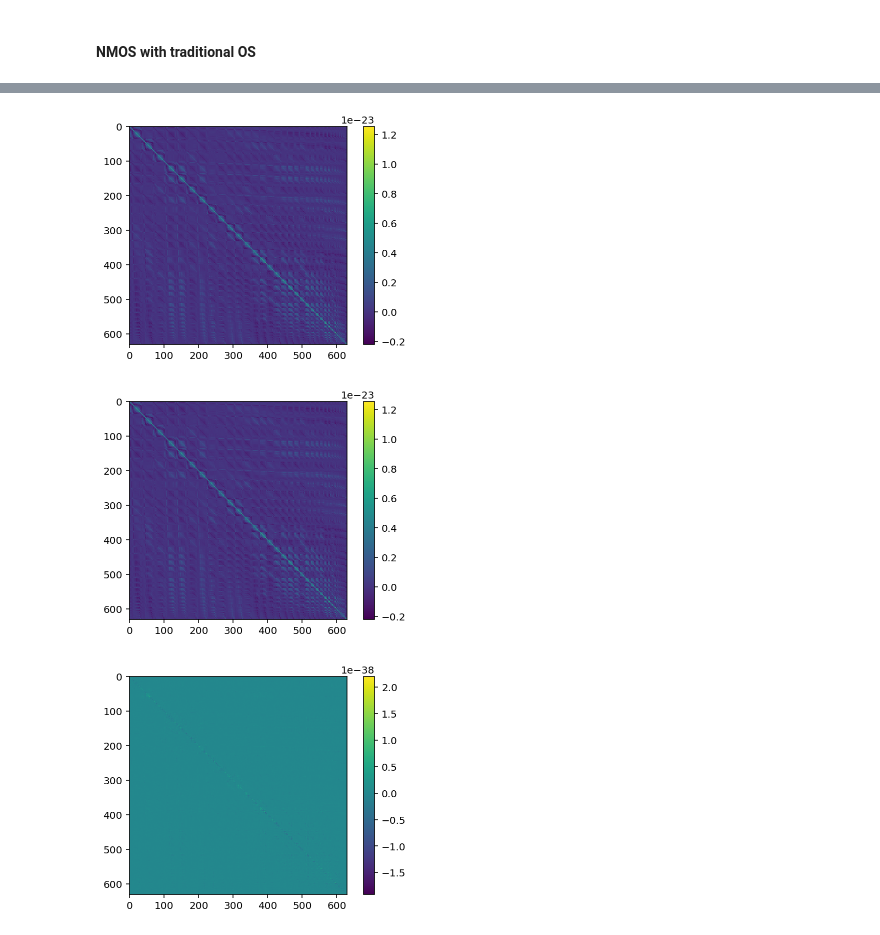
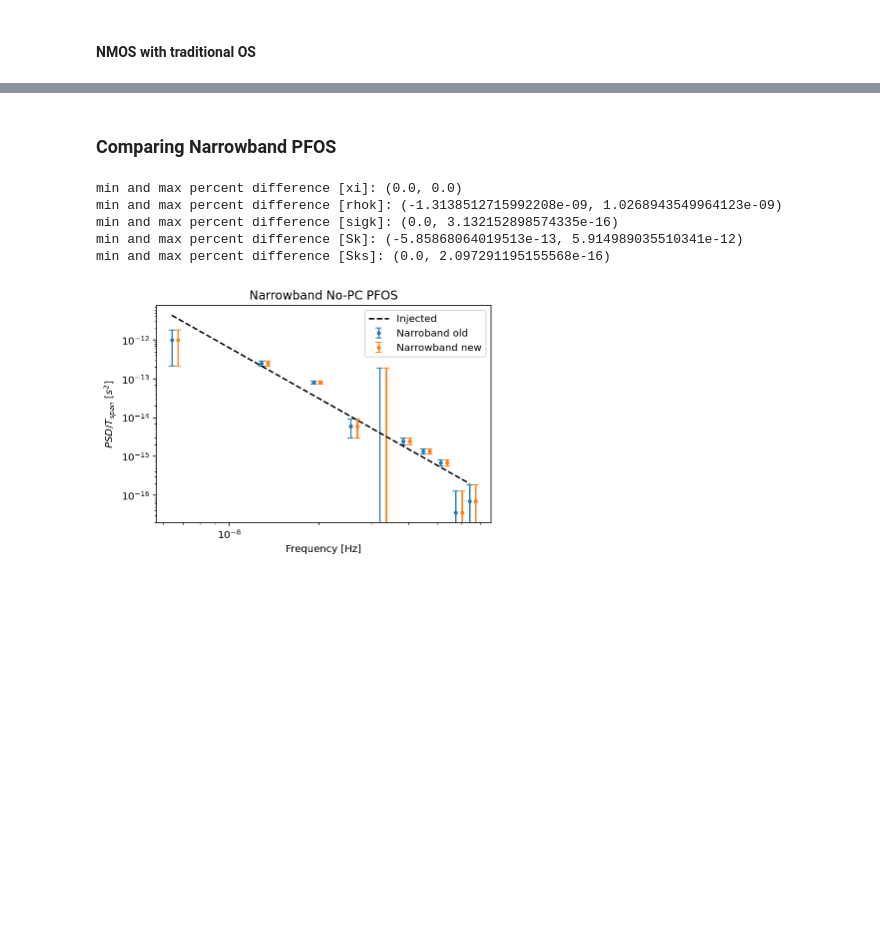
Before and after one commit to GersbachKa/defiant, a Jupyter notebook: Notebooks/new_tests.ipynb, the cells around one changed output, grey strips where cells are left out. Drawn from its saved outputs; the diff is of its cells as text; code cells hidden in the pictures; blank space fills up the shorter version.

```diff
--- a/Notebooks/new_tests.ipynb
+++ b/Notebooks/new_tests.ipynb
@@ -350,16 +283,32 @@ plt.show()
-# %%
-plt.imshow(old_Ck[0])
-plt.colorbar()
-plt.show()
-
-plt.imshow(Ck[0])
-plt.colorbar()
-plt.show()
-
-plt.imshow(old_Ck[0]-Ck[0])
-plt.colorbar()
-plt.show()
-# %% [output]
-[figure, removed]
-[figure, removed]
-[figure, removed]
+# %% [markdown]
+### Comparing Narrowband PFOS
+# %%
+old_xi,old_rhok,old_sigk,old_Sk,old_Sks,fgw = compute_radPFOS(old_os,inj_params)
+plt.errorbar(fgw, old_Sk, old_Sks, fmt='.',capsize=3,label='Narroband old')
+
+xi,rhok,sigk,Ck,Sk,Sks = new_os.compute_PFOS(inj_params,pair_covariance=False,narrowband=True,use_tqdm=False)
+plt.errorbar(new_os.freqs+new_os.freqs/20, Sk, Sks, fmt='.',capsize=3,label='Narrowband new')
+
+print('min and max percent difference [xi]:',minmax_percent_diff(old_xi,xi))
+print('min and max percent difference [rhok]:',minmax_percent_diff(old_rhok,rhok))
+print('min and max percent difference [sigk]:',minmax_percent_diff(old_sigk,sigk))
+print('min and max percent difference [Sk]:',minmax_percent_diff(old_Sk,Sk))
+print('min and max percent difference [Sks]:',minmax_percent_diff(old_Sks,Sks))
+
+
+inj_psd = powerlaw(new_os.freqs, inj_params['gw_log10_A'], inj_params['gw_gamma'],1)
+plt.plot(new_os.freqs,inj_psd,'--k',label='Injected')
+
+plt.loglog()
+plt.xlabel('Frequency [Hz]')
+plt.ylabel('$PSD/T_{span}$ [$s^2$]')
+plt.title('Narrowband No-PC PFOS')
+plt.legend()
+plt.show()
+# %% [output]
+min and max percent difference [xi]: (0.0, 0.0)
+min and max percent difference [rhok]: (-1.3138512715992208e-09, 1.0268943549964123e-09)
+min and max percent difference [sigk]: (0.0, 3.132152898574335e-16)
+min and max percent difference [Sk]: (-5.85868064019513e-13, 5.914989035510341e-12)
+min and max percent difference [Sks]: (0.0, 2.097291195155568e-16)
+[figure, added]
```
Also changed, not shown: parts of 20 cells of this notebook, 1 other file.
